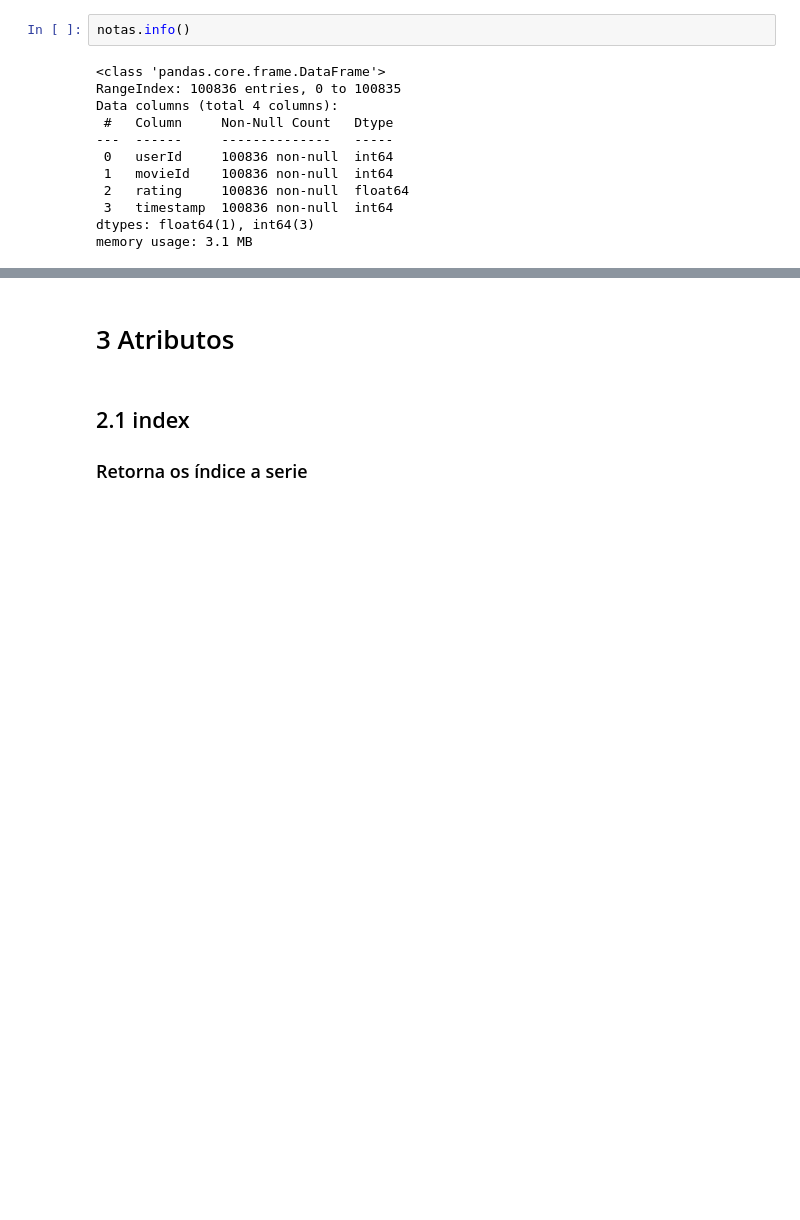
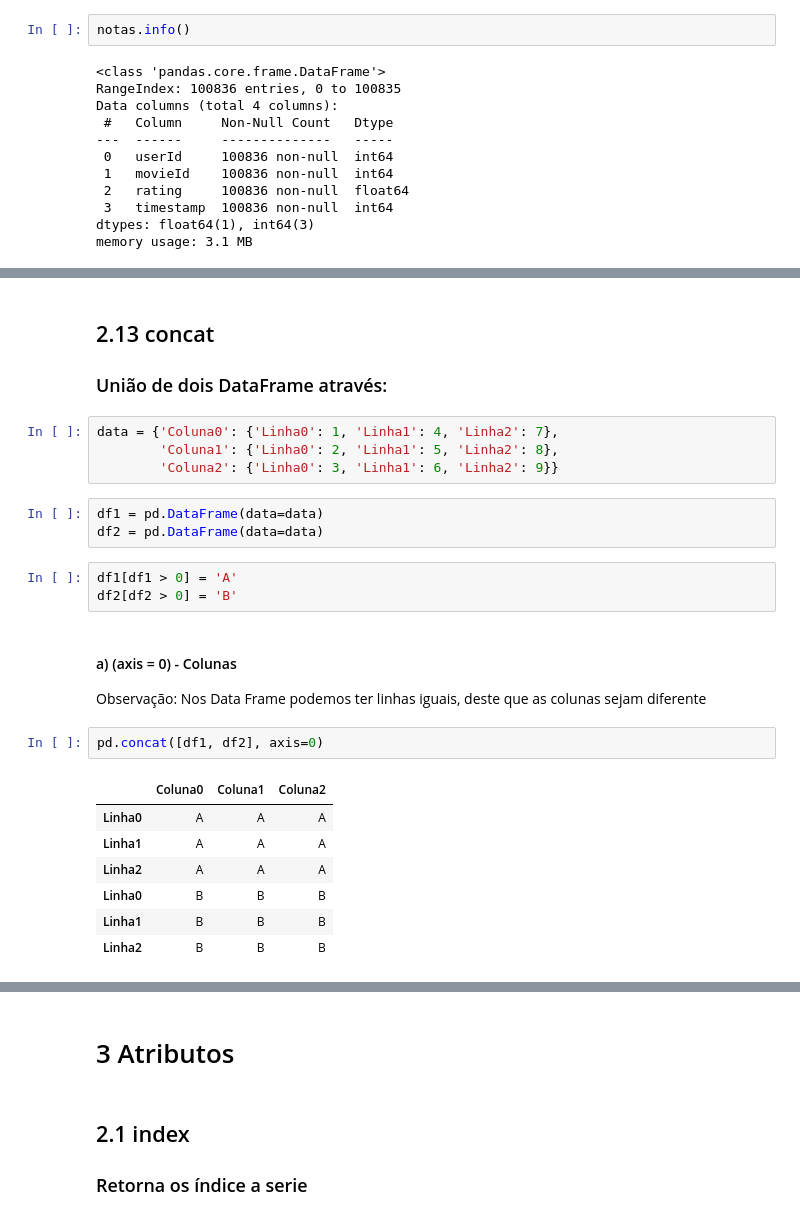
Before and after one commit to 1-aquila-1/data-science, a Jupyter notebook: 01-pandas.ipynb, the cells around one changed output, grey strips where cells are left out. Drawn from its saved outputs; the diff is of its cells as text; blank space fills up the shorter version.

Commit message:
Series, DataFrame e concat

```diff
--- a/01-pandas.ipynb
+++ b/01-pandas.ipynb
@@ -291,0 +390,26 @@ memory usage: 3.1 MB
+# %% [markdown]
+## 2.13 concat
+### União de dois DataFrame através:
+# %%
+data = {'Coluna0': {'Linha0': 1, 'Linha1': 4, 'Linha2': 7},
+        'Coluna1': {'Linha0': 2, 'Linha1': 5, 'Linha2': 8},
+        'Coluna2': {'Linha0': 3, 'Linha1': 6, 'Linha2': 9}}
+# %%
+df1 = pd.DataFrame(data=data)
+df2 = pd.DataFrame(data=data)
+# %%
+df1[df1 > 0] = 'A'
+df2[df2 > 0] = 'B'
+# %% [markdown]
+#### a) (axis = 0) - Colunas
+Observação: Nos Data Frame podemos ter linhas iguais, deste que as colunas sejam diferente
+# %%
+pd.concat([df1, df2], axis=0)
+# %% [output]
+|  | Coluna0 | Coluna1 | Coluna2 |
+| Linha0 | A | A | A |
+| Linha1 | A | A | A |
+| Linha2 | A | A | A |
+| Linha0 | B | B | B |
+| Linha1 | B | B | B |
+| Linha2 | B | B | B |
```
Also changed, not shown: parts of 28 cells of this notebook.
